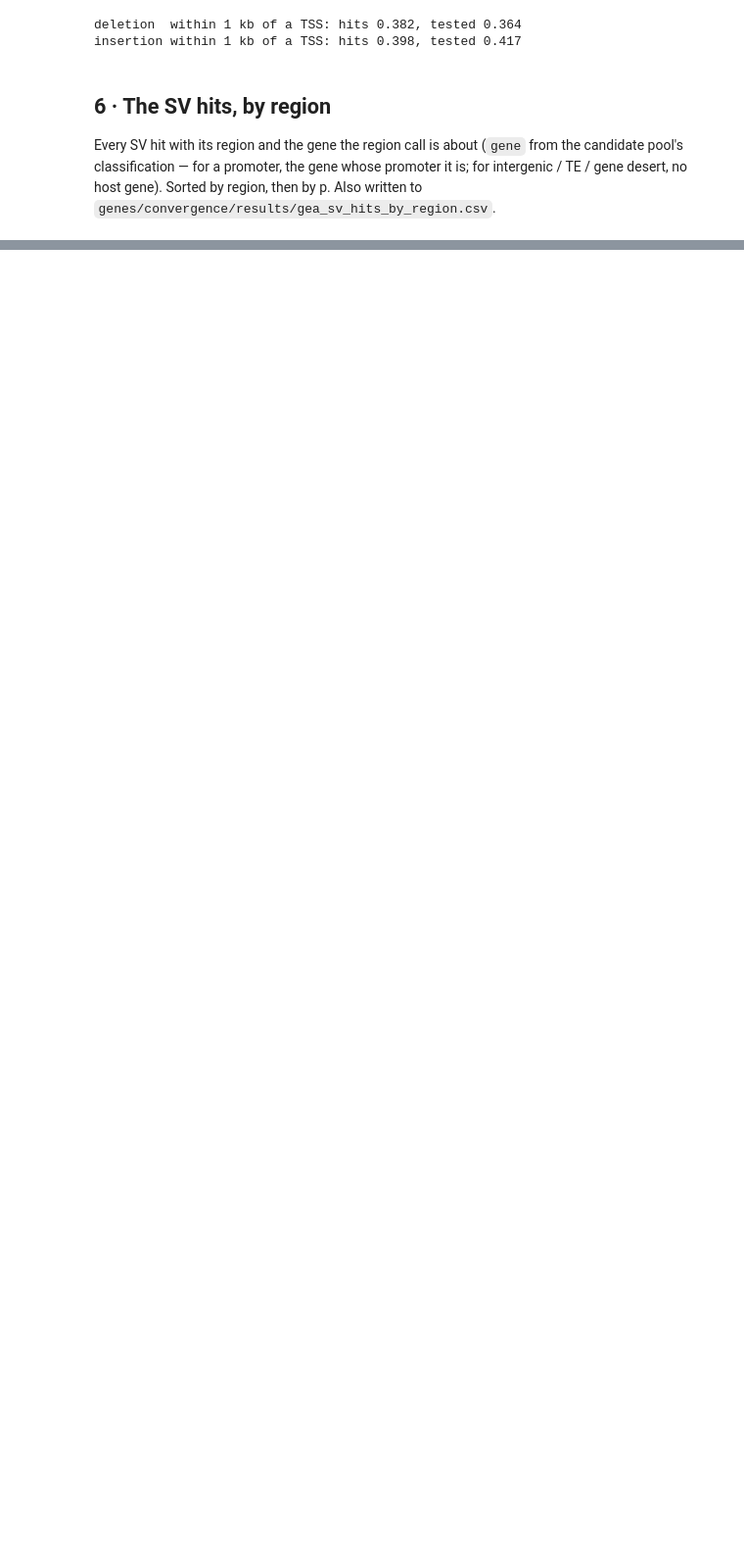
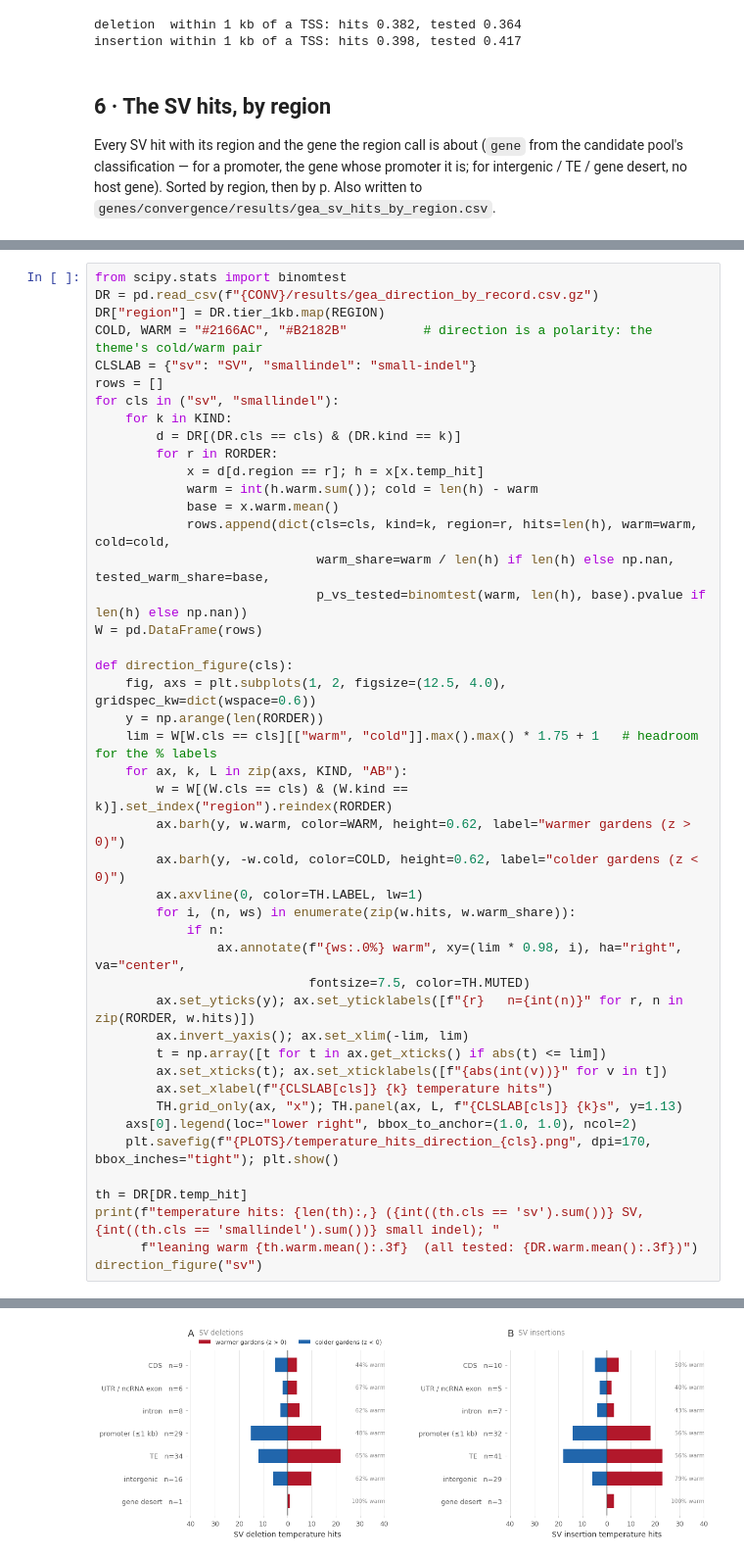
Before and after one commit to Tatianabellagio/kMate, a Jupyter notebook: analysis/grenenet_selection/notebooks/gea_hit_landscape.ipynb, the cells around one changed output, grey strips where cells are left out. Shown at 98% size. Saved outputs shown, nothing was run; the diff lists cells and outputs as text; blank space fills up the shorter version.

```diff
--- a/analysis/grenenet_selection/notebooks/gea_hit_landscape.ipynb
+++ b/analysis/grenenet_selection/notebooks/gea_hit_landscape.ipynb
@@ -352,0 +462,46 @@ gene desert              3          4
+# %%
+from scipy.stats import binomtest
+DR = pd.read_csv(f"{CONV}/results/gea_direction_by_record.csv.gz")
+DR["region"] = DR.tier_1kb.map(REGION)
+COLD, WARM = "#2166AC", "#B2182B"          # direction is a polarity: the theme's cold/warm pair
+CLSLAB = {"sv": "SV", "smallindel": "small-indel"}
+rows = []
+for cls in ("sv", "smallindel"):
+    for k in KIND:
+        d = DR[(DR.cls == cls) & (DR.kind == k)]
+        for r in RORDER:
+            x = d[d.region == r]; h = x[x.temp_hit]
+            warm = int(h.warm.sum()); cold = len(h) - warm
+            base = x.warm.mean()
+            rows.append(dict(cls=cls, kind=k, region=r, hits=len(h), warm=warm, cold=cold,
+                             warm_share=warm / len(h) if len(h) else np.nan, tested_warm_share=base,
+                             p_vs_tested=binomtest(warm, len(h), base).pvalue if len(h) else np.nan))
+W = pd.DataFrame(rows)
+
+def direction_figure(cls):
+    fig, axs = plt.subplots(1, 2, figsize=(12.5, 4.0), gridspec_kw=dict(wspace=0.6))
+    y = np.arange(len(RORDER))
+    lim = W[W.cls == cls][["warm", "cold"]].max().max() * 1.75 + 1   # headroom for the % labels
+    for ax, k, L in zip(axs, KIND, "AB"):
+        w = W[(W.cls == cls) & (W.kind == k)].set_index("region").reindex(RORDER)
+        ax.barh(y, w.warm, color=WARM, height=0.62, label="warmer gardens (z > 0)")
+        ax.barh(y, -w.cold, color=COLD, height=0.62, label="colder gardens (z < 0)")
+        ax.axvline(0, color=TH.LABEL, lw=1)
+        for i, (n, ws) in enumerate(zip(w.hits, w.warm_share)):
+            if n:
+                ax.annotate(f"{ws:.0%} warm", xy=(lim * 0.98, i), ha="right", va="center",
+                            fontsize=7.5, color=TH.MUTED)
+        ax.set_yticks(y); ax.set_yticklabels([f"{r}   n={int(n)}" for r, n in zip(RORDER, w.hits)])
+        ax.invert_yaxis(); ax.set_xlim(-lim, lim)
+        t = np.array([t for t in ax.get_xticks() if abs(t) <= lim])
+        ax.set_xticks(t); ax.set_xticklabels([f"{abs(int(v))}" for v in t])
+        ax.set_xlabel(f"{CLSLAB[cls]} {k} temperature hits")
+        TH.grid_only(ax, "x"); TH.panel(ax, L, f"{CLSLAB[cls]} {k}s", y=1.13)
+    axs[0].legend(loc="lower right", bbox_to_anchor=(1.0, 1.0), ncol=2)
+    plt.savefig(f"{PLOTS}/temperature_hits_direction_{cls}.png", dpi=170, bbox_inches="tight"); plt.show()
+
+th = DR[DR.temp_hit]
+print(f"temperature hits: {len(th):,} ({int((th.cls == 'sv').sum())} SV, {int((th.cls == 'smallindel').sum())} small indel); "
+      f"leaning warm {th.warm.mean():.3f}  (all tested: {DR.warm.mean():.3f})")
+direction_figure("sv")
+# %% [output]
@@ -352,0 +509 @@ gene desert              3          4
+[figure, added]
```
Also changed, not shown: parts of 21 cells of this notebook, 18 other files.
